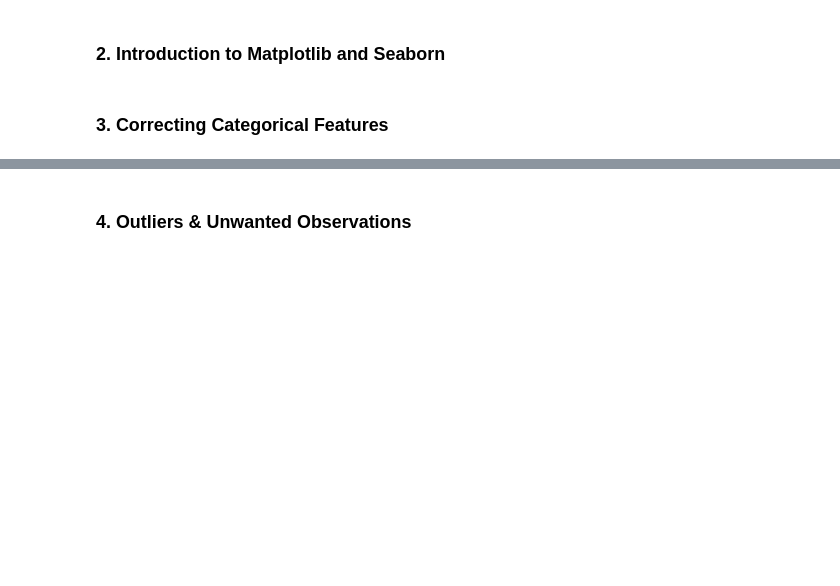
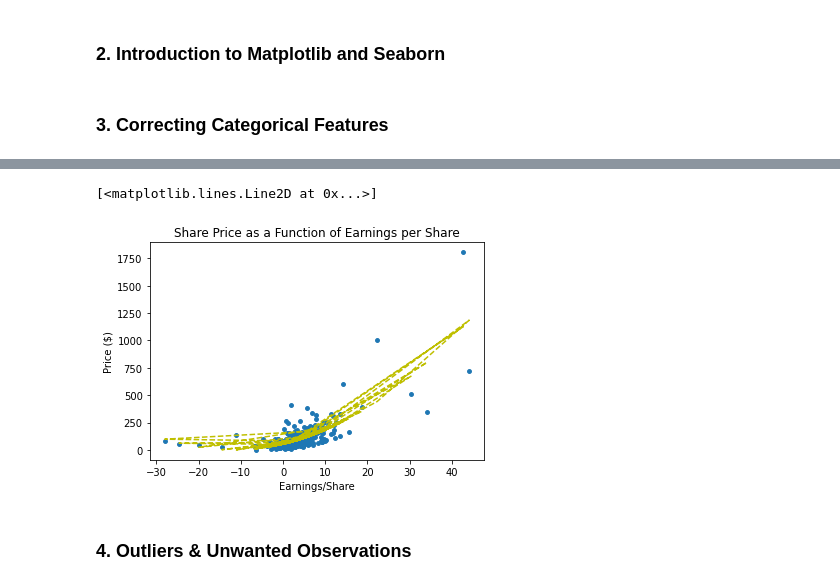
Before and after one commit to atbiggie/ST590FinalProject, a Jupyter notebook: FinalProjectEDA.ipynb, the cells around one changed output, grey strips where cells are left out. Drawn from its saved outputs; the diff is of its cells as text; code cells hidden in the pictures; blank space fills up the shorter version.

Commit message:
created training/test, created price_cat, summary tables, and scatterplot

```diff
--- a/FinalProjectEDA.ipynb
+++ b/FinalProjectEDA.ipynb
@@ -17,0 +91,18 @@
+# %%
+# Create categorical version of Price variable with levels "Low" "Medium" and "High" based on quantiles above
+
+from pyspark.sql.functions import udf
+from pyspark.sql.types import *
+from pyspark.sql.functions import *
+
+def categorizer(price):
+    if price < 46.25:
+        return "Low"
+    elif price < 116.54:
+        return "Mid"
+    else:
+        return "High"
+
+pricecat_udf = udf(categorizer, StringType())
+fintrain = train.withColumn("Price_cat", pricecat_udf("Price")).to_pandas_on_spark()
+fintrain.head()
@@ -18,3 +134,27 @@
+# %%
+# Use matplotlib to plot earnings per share against price
+
+import seaborn as sns
+import matplotlib.pyplot as plt
+
+fintrain.Sector = fintrain.Sector.astype('category')
+
+plt.scatter(x = fintrain["Earnings/Share"].to_numpy(), y = fintrain["Price"].to_numpy(),
+           s = 15)
+plt.xlabel("Earnings/Share")
+plt.ylabel("Price ($)")
+plt.title("Share Price as a Function of Earnings per Share")
+
+x = fintrain["Earnings/Share"].to_numpy()
+y = fintrain["Price"].to_numpy()
+
+z = np.polyfit(x, y, 2)
+p = np.poly1d(z)
+
+plt.plot(x, p(x), "y--")
+# %% [output]
+[<matplotlib.lines.Line2D at 0x...>]
+[figure, added]
 # %% [markdown]
 ### 4. Outliers & Unwanted Observations
 # %%
```
Also changed, not shown: parts of 11 cells of this notebook.
